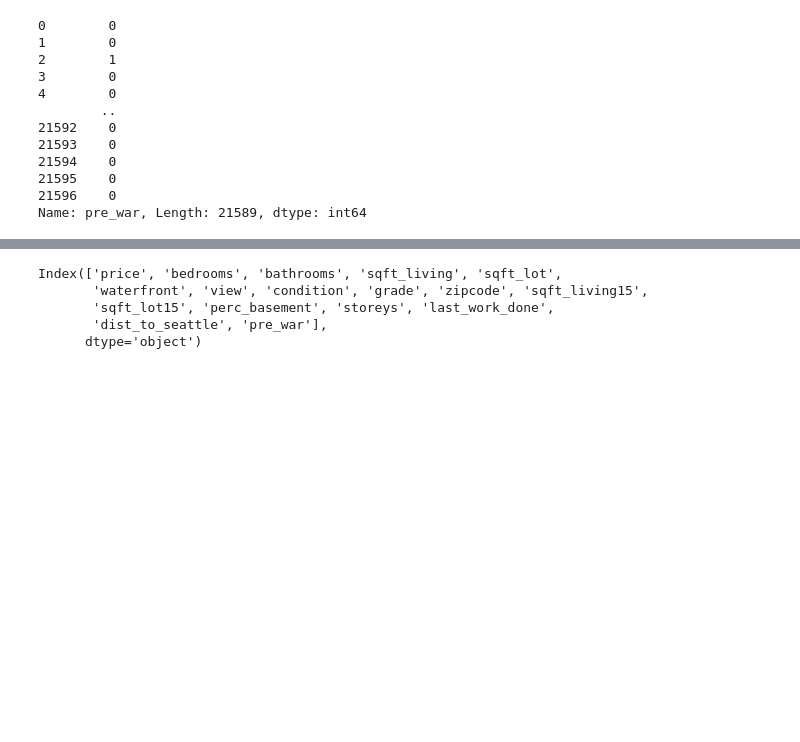
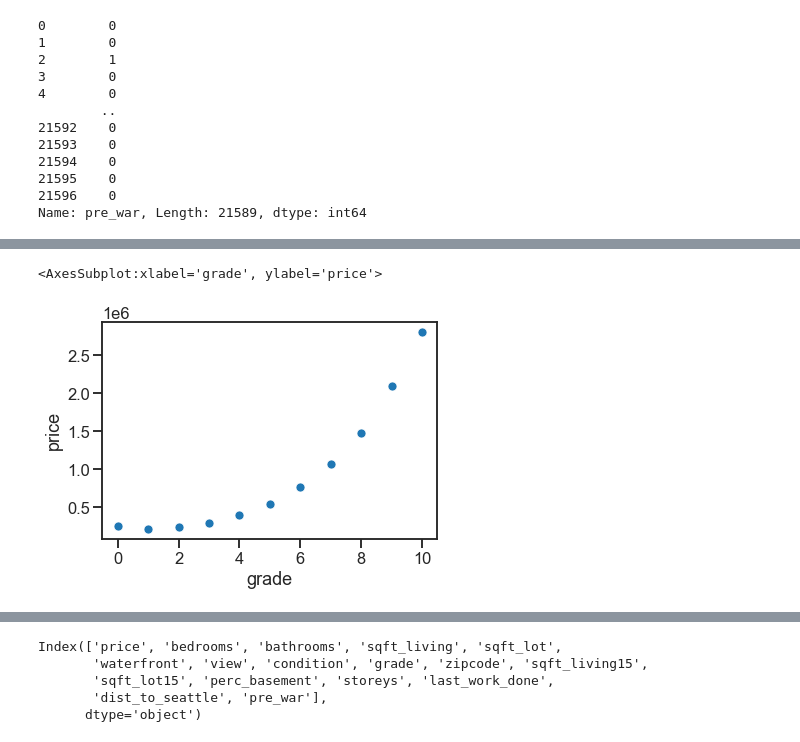
Before and after one commit to jeffreytoller/dsc-phase-2-project-v2-3, a Jupyter notebook: Post 1 Code Only.ipynb, the cells around one changed output, grey strips where cells are left out. Saved outputs shown, nothing was run; the diff lists cells and outputs as text; code cells hidden in the pictures; blank space fills up the shorter version.

```diff
--- a/Post 1 Code Only.ipynb
+++ b/Post 1 Code Only.ipynb
@@ -304,0 +287,9 @@ pre_war
+# %%
+target = 'grade'
+
+
+sub_frame = df[['price',target]].groupby(target).mean()
+sns.scatterplot(data = sub_frame, x = target, y= 'price')
+# %% [output]
+<AxesSubplot:xlabel='grade', ylabel='price'>
+[figure, added]
```
Also changed, not shown: parts of 30 cells of this notebook.
